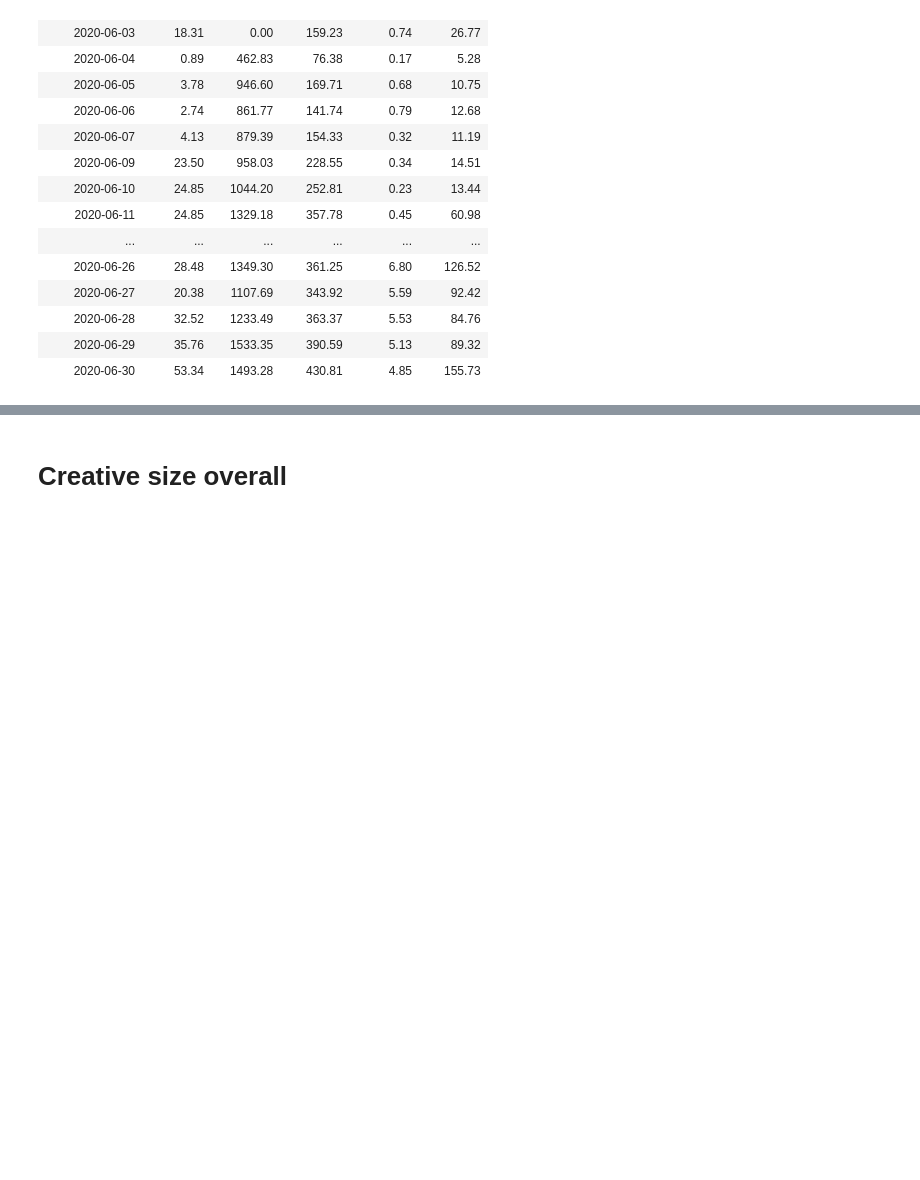
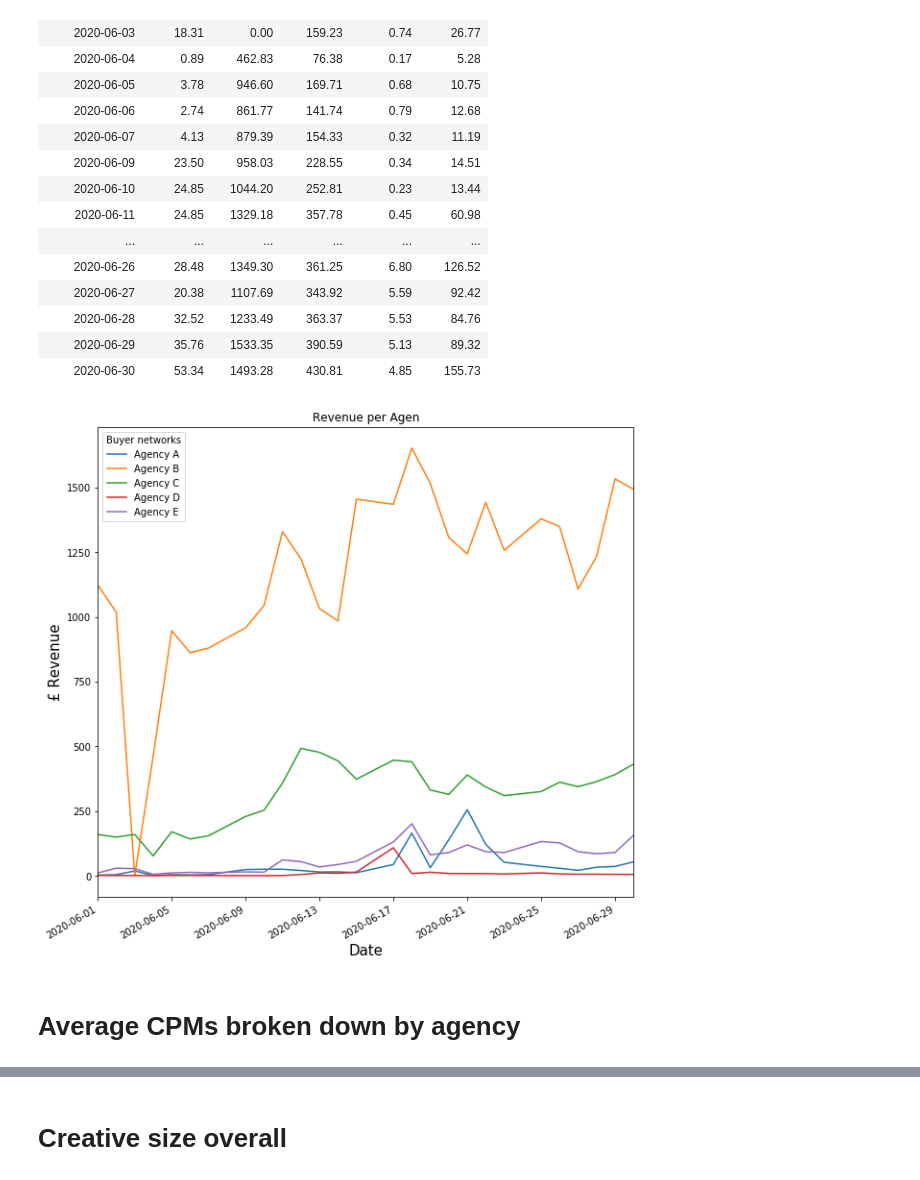
Before and after one commit to matteomm/publisher_analysis_programmatic, a Jupyter notebook: eda.ipynb, the cells around one changed output, grey strips where cells are left out. Cells and saved outputs as stored; diff of their text form; code cells hidden in the pictures; blank space fills up the shorter version.

```diff
--- a/eda.ipynb
+++ b/eda.ipynb
@@ -93,3 +149,12 @@ pivot_agency
 | 2020-06-28 | 32.52 | 1233.49 | 363.37 | 5.53 | 84.76 |
 | 2020-06-29 | 35.76 | 1533.35 | 390.59 | 5.13 | 89.32 |
 | 2020-06-30 | 53.34 | 1493.28 | 430.81 | 4.85 | 155.73 |
+# %%
+ax = pivot_agency.plot(figsize=(10,10))
+plt.title('Revenue per Agen')
+ylab = ax.set_ylabel('£ Revenue',fontsize=15)
+xlab = ax.set_xlabel('Date',fontsize=15)
+# %% [output]
+[figure, added]
+# %% [markdown]
+# Average CPMs broken down by agency
```
Also changed, not shown: parts of 60 cells of this notebook.
